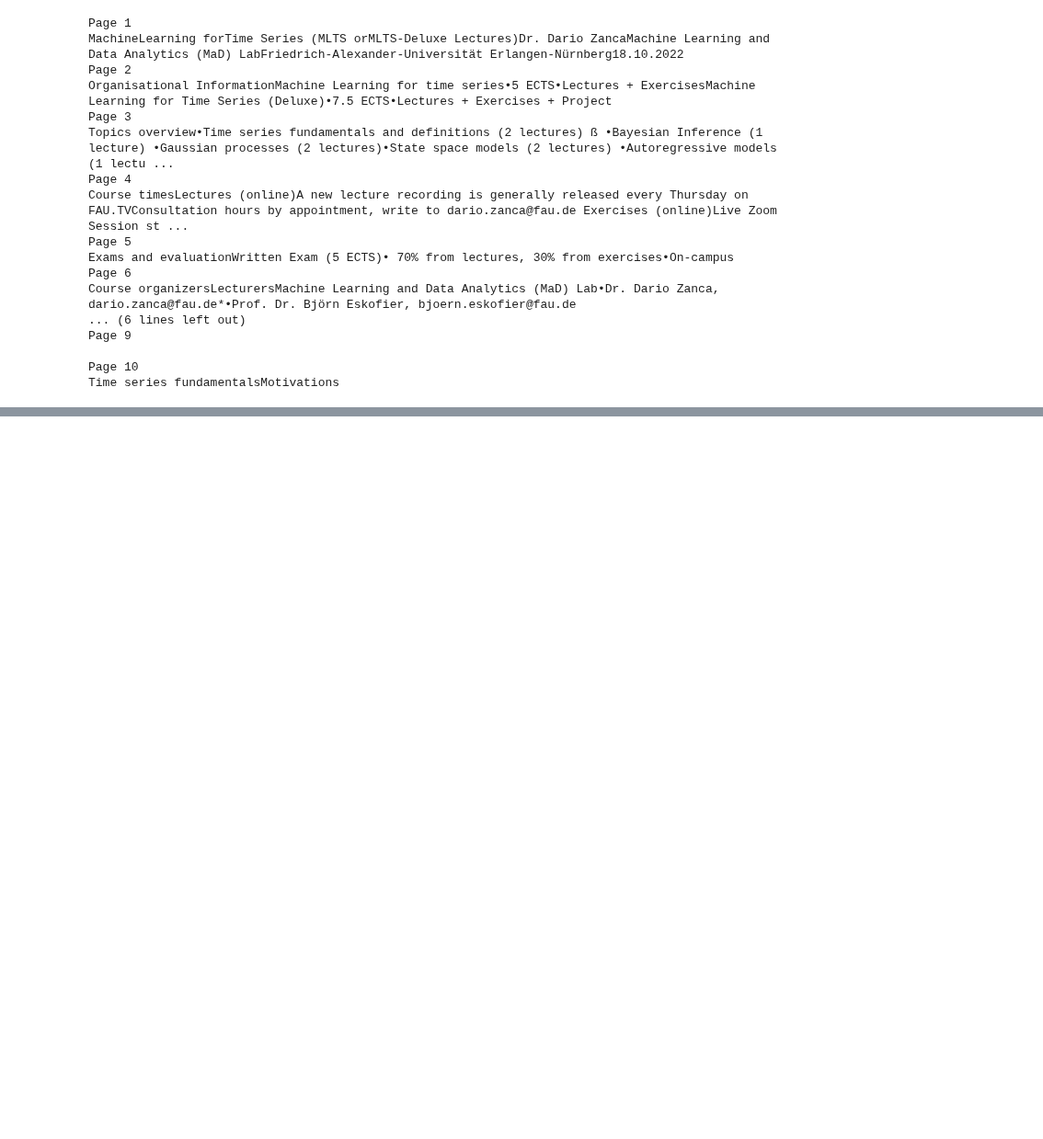
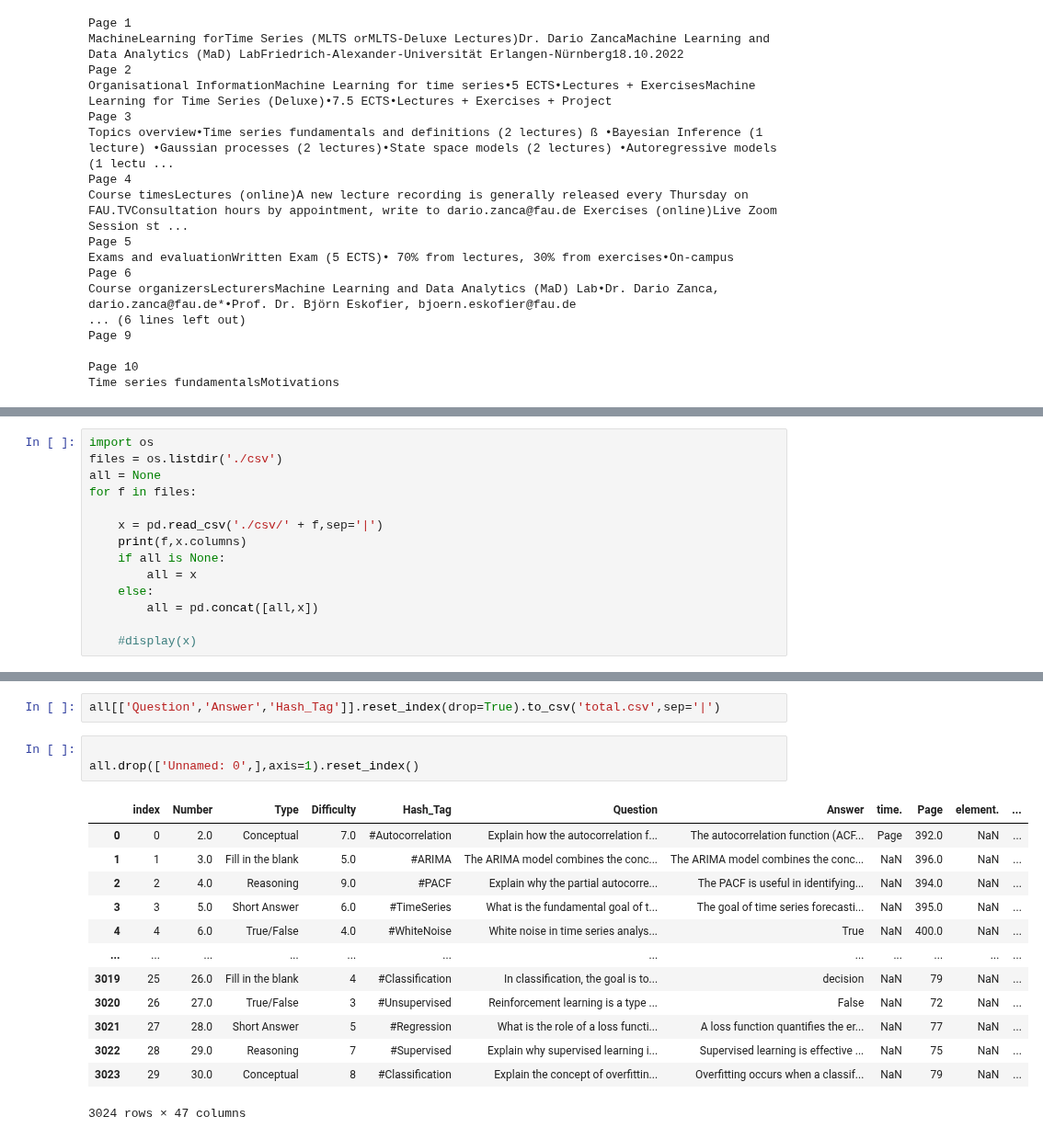
Before and after one commit to majidsh97/LLM, a Jupyter notebook: AI-Scientist/pdf.ipynb, the cells around one changed output, grey strips where cells are left out. Shown at 92% size. Drawn from its saved outputs; the diff is of its cells as text; blank space fills up the shorter version.

```diff
--- a/AI-Scientist/pdf.ipynb
+++ b/AI-Scientist/pdf.ipynb
@@ -137,0 +118,14 @@ df
+# %%
+import os
+files = os.listdir('./csv')
+all = None
+for f in files:
+
+    x = pd.read_csv('./csv/' + f,sep='|')
+    print(f,x.columns)
+    if all is None:
+        all = x
+    else:
+        all = pd.concat([all,x])
+
+    #display(x)
@@ -137,0 +150,19 @@ df
+# %%
+all[['Question','Answer','Hash_Tag']].reset_index(drop=True).to_csv('total.csv',sep='|')
+# %%
+
+all.drop(['Unnamed: 0',],axis=1).reset_index()
+# %% [output]
+|  | index | Number | Type | Difficulty | Hash_Tag | Question | Answer | time. | Page | element. | ... |
+| 0 | 0 | 2.0 | Conceptual | 7.0 | #Autocorrelation | Explain how the autocorrelation f... | The autocorrelation function (ACF... | Page | 392.0 | NaN | ... |
+| 1 | 1 | 3.0 | Fill in the blank | 5.0 | #ARIMA | The ARIMA model combines the conc... | The ARIMA model combines the conc... | NaN | 396.0 | NaN | ... |
+| 2 | 2 | 4.0 | Reasoning | 9.0 | #PACF | Explain why the partial autocorre... | The PACF is useful in identifying... | NaN | 394.0 | NaN | ... |
+| 3 | 3 | 5.0 | Short Answer | 6.0 | #TimeSeries | What is the fundamental goal of t... | The goal of time series forecasti... | NaN | 395.0 | NaN | ... |
+| 4 | 4 | 6.0 | True/False | 4.0 | #WhiteNoise | White noise in time series analys... | True | NaN | 400.0 | NaN | ... |
+| ... | ... | ... | ... | ... | ... | ... | ... | ... | ... | ... | ... |
+| 3019 | 25 | 26.0 | Fill in the blank | 4 | #Classification | In classification, the goal is to... | decision | NaN | 79 | NaN | ... |
+| 3020 | 26 | 27.0 | True/False | 3 | #Unsupervised | Reinforcement learning is a type ... | False | NaN | 72 | NaN | ... |
+| 3021 | 27 | 28.0 | Short Answer | 5 | #Regression | What is the role of a loss functi... | A loss function quantifies the er... | NaN | 77 | NaN | ... |
+| 3022 | 28 | 29.0 | Reasoning | 7 | #Supervised | Explain why supervised learning i... | Supervised learning is effective ... | NaN | 75 | NaN | ... |
+| 3023 | 29 | 30.0 | Conceptual | 8 | #Classification | Explain the concept of overfittin... | Overfitting occurs when a classif... | NaN | 79 | NaN | ... |
+3024 rows × 47 columns
```
Also changed, not shown: parts of 4 cells of this notebook, 13 other files.
